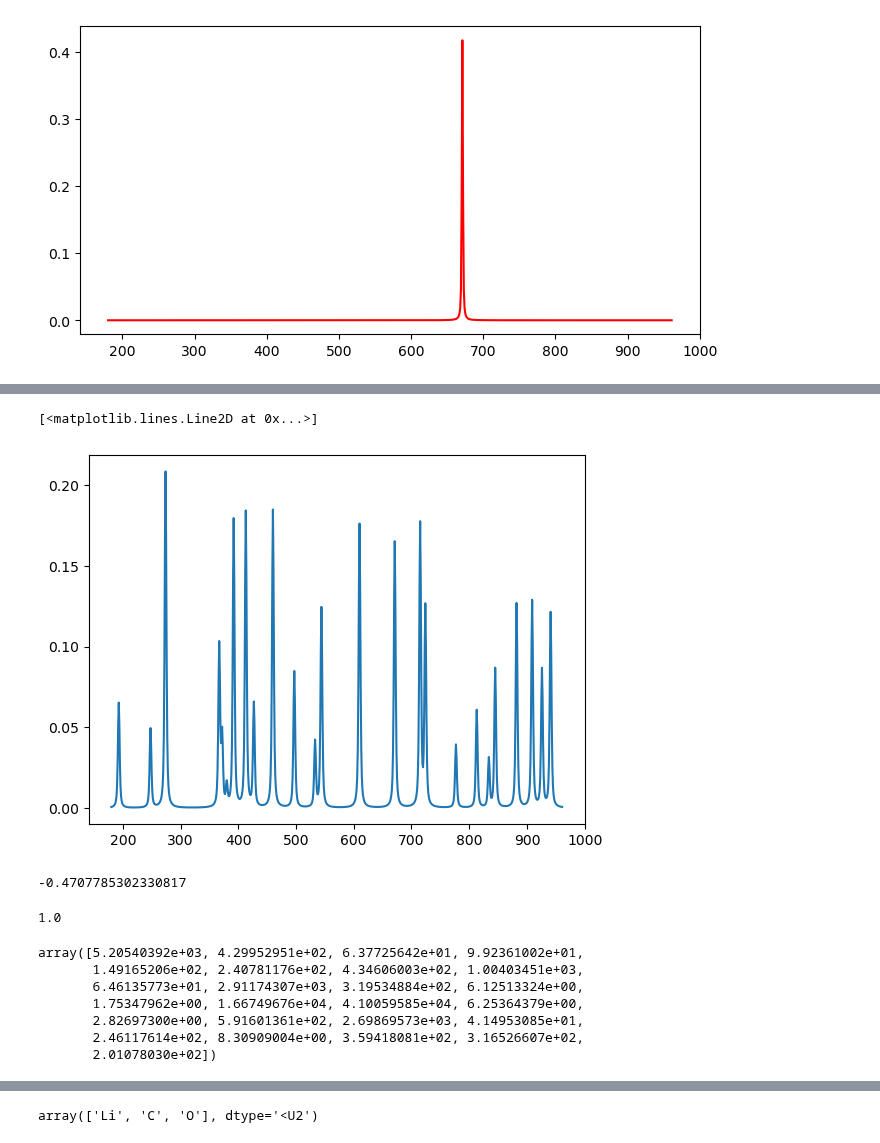
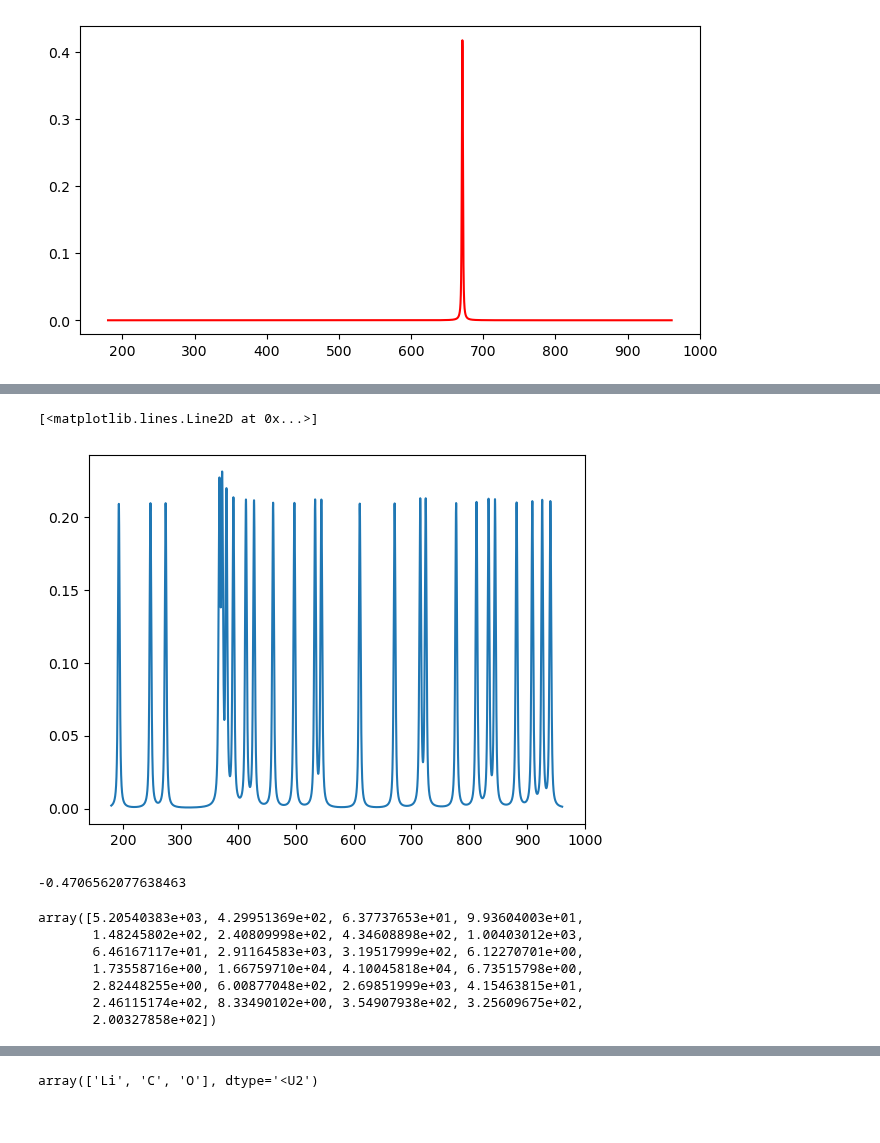
Before and after one commit to MWhitta/phaseMAP, a Jupyter notebook: peakFit.ipynb, the cells around one changed output, grey strips where cells are left out. Drawn from its saved outputs; the diff is of its cells as text; code cells hidden in the pictures.

```diff
--- a/peakFit.ipynb
+++ b/peakFit.ipynb
@@ -51,13 +50,13 @@ plt.show
 <function matplotlib.pyplot.show(close=None, block=None)>
 [figure]
 # %%
-#next let's try peak identification, skip first and last points
-peaks = np.zeros(len(wave)).astype('int')
-for wl in range(len(wave)):
-    if (wl ==0 or wl == len(wave)-1):
+#next let's try basic peak identification, skip first and last points
+li2co3_peaks = np.zeros(len(li2co3_wave)).astype('int')
+for wl in range(len(li2co3_wave)):
+    if (wl ==0 or wl == len(li2co3_wave)-1):
         pass
-    elif (y_spec[wl] > y_spec[wl - 1] and y_spec[wl] > y_spec[wl + 1]):
-        peaks[wl] = 1
+    elif (li2co3_spec[wl] > li2co3_spec[wl - 1] and li2co3_spec[wl] > li2co3_spec[wl + 1]):
+        li2co3_peaks[wl] = 1
     else:
         pass
 # %%
@@ -109,20 +109,17 @@ ax.plot(wave[plt_mask], y_spec[plt_mask])
 # scale equivalent to the atomic line intensities behind the spectrum
 
 #first determine the wavelengths to center the profiles on
-peak_loc = []
-peak_height = []
-for i in range(len(wave)):
-    if peaks[i] == 1:
-        peak_loc.append(wave[i])
-        peak_height.append(y_spec[i])
-peak_loc = np.asarray(peak_loc)
-peak_height = np.asarray(peak_height)
-shifts = np.ones((len(peak_loc), len(wave)))
-shifts = shifts * wave
-shifts = shifts - peak_loc[:,None]
-profiles = voigt(shifts, sigma, gamma)
-plots_x = shifts.copy()
-plots_x[:] = wave
+li2co3_peak_loc = []
+li2co3_peak_height = []
+for i in range(len(li2co3_wave)):
+    if li2co3_peaks[i] == 1:
+        li2co3_peak_loc.append(li2co3_wave[i])
+        li2co3_peak_height.append(li2co3_spec[i])
+li2co3_peak_loc = np.asarray(li2co3_peak_loc)
+li2co3_peak_height = np.asarray(li2co3_peak_height)
+li2co3_shifts = np.ones((len(li2co3_peak_loc), len(li2co3_wave)))
+li2co3_shifts = li2co3_shifts * li2co3_wave
+li2co3_shifts = li2co3_shifts - li2co3_peak_loc[:,None]
+profiles = voigt(li2co3_shifts, sigma, gamma)
+plots_x = li2co3_shifts.copy()
+plots_x[:] = li2co3_wave
-# %%
-l_heights = np.random.random(len(peak_loc))
-profiles = l_heights[:,None]*profiles
@@ -135,20 +126,15 @@ for x in range(len(profiles)):
 # %%
 #confirm this correctly sums the voigt profiles
 composite = np.sum(profiles, axis=0)
-plt.plot(wave, composite)
+plt.plot(li2co3_wave, composite)
 # %% [output]
 [<matplotlib.lines.Line2D at 0x...>]
-[figure, old version]
+[figure, new version]
 # %%
-np.max(composite - y_spec)
+np.max(composite - li2co3_spec)
 #this works, dim match
 # %% [output]
--0.4707785302330817
+-0.4706562077638463
-# %%
-x0 = peak_height / np.sum(peak_height)
-np.sum(x0)
-# %% [output]
-1.0
 # %%
 #now we'll use the scikit least-squares algo to find the intensities that minimize error with these n peaks
 #Try https://docs.scipy.org/doc/scipy/reference/generated/scipy.optimize.least_squares.html
@@ -172,13 +158,13 @@ line_fit = least_squares(fun_fitspec, x0, args=(shifts, y_spec), bounds=h_bounds
 # %%
-fit_heights = line_fit.x.copy()
-fit_heights
+li2co3_fit_hts = line_fit.x.copy()
+li2co3_fit_hts
 # %% [output]
-array([5.20540392e+03, 4.29952951e+02, 6.37725642e+01, 9.92361002e+01,
-       1.49165206e+02, 2.40781176e+02, 4.34606003e+02, 1.00403451e+03,
-       6.46135773e+01, 2.91174307e+03, 3.19534884e+02, 6.12513324e+00,
-       1.75347962e+00, 1.66749676e+04, 4.10059585e+04, 6.25364379e+00,
-       2.82697300e+00, 5.91601361e+02, 2.69869573e+03, 4.14953085e+01,
-       2.46117614e+02, 8.30909004e+00, 3.59418081e+02, 3.16526607e+02,
-       2.01078030e+02])
+array([5.20540383e+03, 4.29951369e+02, 6.37737653e+01, 9.93604003e+01,
+       1.48245802e+02, 2.40809998e+02, 4.34608898e+02, 1.00403012e+03,
+       6.46167117e+01, 2.91164583e+03, 3.19517999e+02, 6.12270701e+00,
+       1.73558716e+00, 1.66759710e+04, 4.10045818e+04, 6.73515798e+00,
+       2.82448255e+00, 6.00877048e+02, 2.69851999e+03, 4.15463815e+01,
+       2.46115174e+02, 8.33490102e+00, 3.54907938e+02, 3.25609675e+02,
+       2.00327858e+02])
 # %%
 #Now plot the fit heights on top of the input spectrum
```
Also changed, not shown: parts of 66 cells of this notebook, 4 other files.
